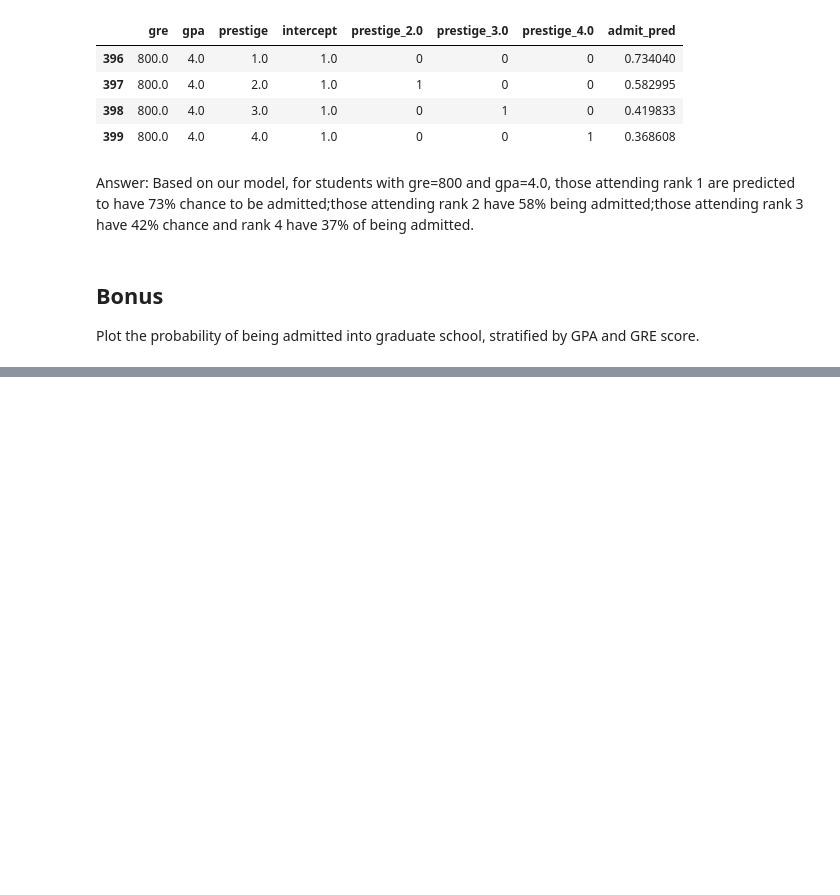
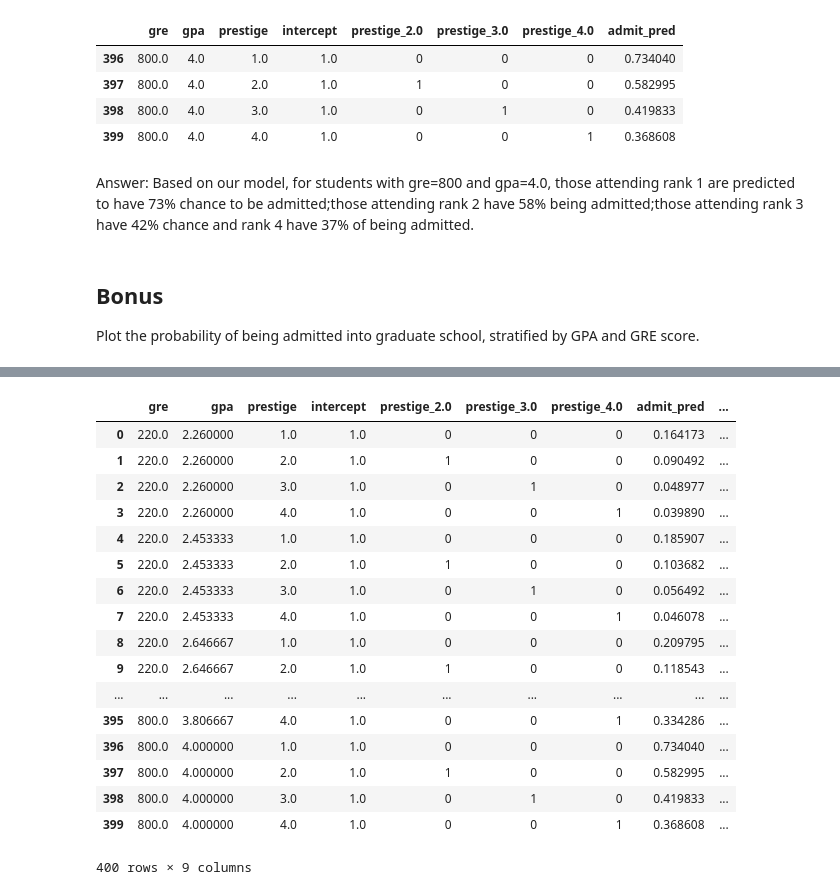
Before and after one commit to Jianhua-Xu/my_hw_repo, a Jupyter notebook: project3-starter.ipynb, the cells around one changed output, grey strips where cells are left out. Drawn from its saved outputs; the diff is of its cells as text; code cells hidden in the pictures; blank space fills up the shorter version.

```diff
--- a/project3-starter.ipynb
+++ b/project3-starter.ipynb
@@ -377,0 +414,21 @@ Plot the probability of being admitted into graduate school, stratified by GPA a
+# %%
+combos.join(dummy_ranks['prestige_1.0'])
+# %% [output]
+|  | gre | gpa | prestige | intercept | prestige_2.0 | prestige_3.0 | prestige_4.0 | admit_pred | ... |
+| 0 | 220.0 | 2.260000 | 1.0 | 1.0 | 0 | 0 | 0 | 0.164173 | ... |
+| 1 | 220.0 | 2.260000 | 2.0 | 1.0 | 1 | 0 | 0 | 0.090492 | ... |
+| 2 | 220.0 | 2.260000 | 3.0 | 1.0 | 0 | 1 | 0 | 0.048977 | ... |
+| 3 | 220.0 | 2.260000 | 4.0 | 1.0 | 0 | 0 | 1 | 0.039890 | ... |
+| 4 | 220.0 | 2.453333 | 1.0 | 1.0 | 0 | 0 | 0 | 0.185907 | ... |
+| 5 | 220.0 | 2.453333 | 2.0 | 1.0 | 1 | 0 | 0 | 0.103682 | ... |
+| 6 | 220.0 | 2.453333 | 3.0 | 1.0 | 0 | 1 | 0 | 0.056492 | ... |
+| 7 | 220.0 | 2.453333 | 4.0 | 1.0 | 0 | 0 | 1 | 0.046078 | ... |
+| 8 | 220.0 | 2.646667 | 1.0 | 1.0 | 0 | 0 | 0 | 0.209795 | ... |
+| 9 | 220.0 | 2.646667 | 2.0 | 1.0 | 1 | 0 | 0 | 0.118543 | ... |
+| ... | ... | ... | ... | ... | ... | ... | ... | ... | ... |
+| 395 | 800.0 | 3.806667 | 4.0 | 1.0 | 0 | 0 | 1 | 0.334286 | ... |
+| 396 | 800.0 | 4.000000 | 1.0 | 1.0 | 0 | 0 | 0 | 0.734040 | ... |
+| 397 | 800.0 | 4.000000 | 2.0 | 1.0 | 1 | 0 | 0 | 0.582995 | ... |
+| 398 | 800.0 | 4.000000 | 3.0 | 1.0 | 0 | 1 | 0 | 0.419833 | ... |
+| 399 | 800.0 | 4.000000 | 4.0 | 1.0 | 0 | 0 | 1 | 0.368608 | ... |
+400 rows × 9 columns
```
Also changed, not shown: parts of 6 cells of this notebook.
